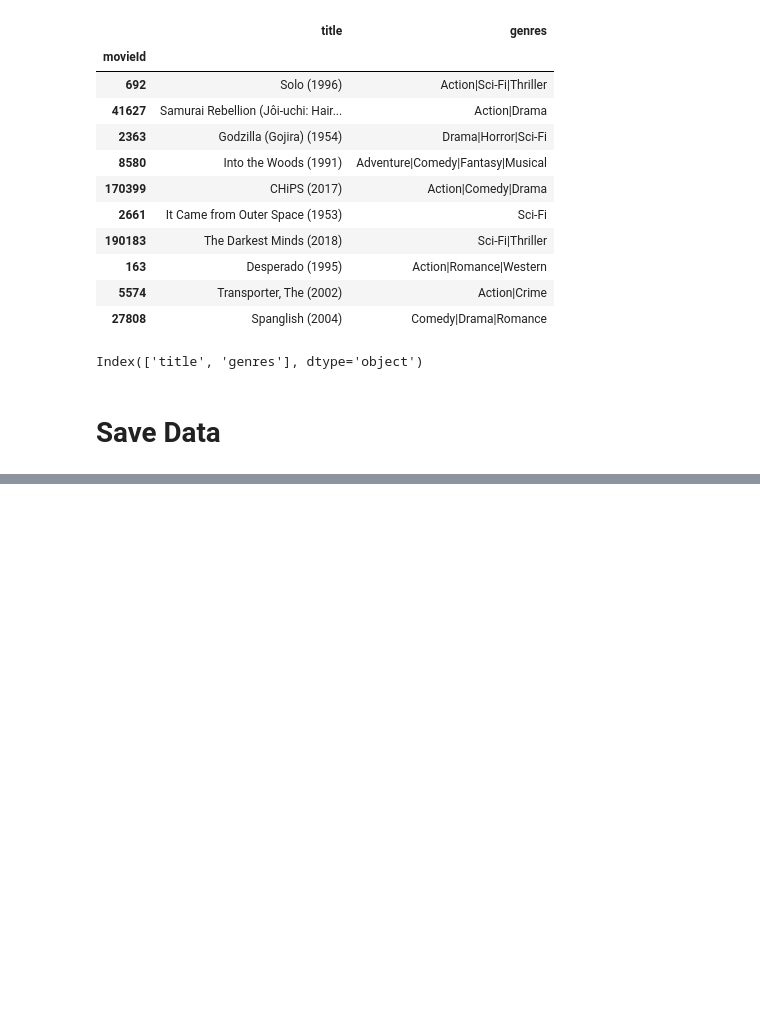
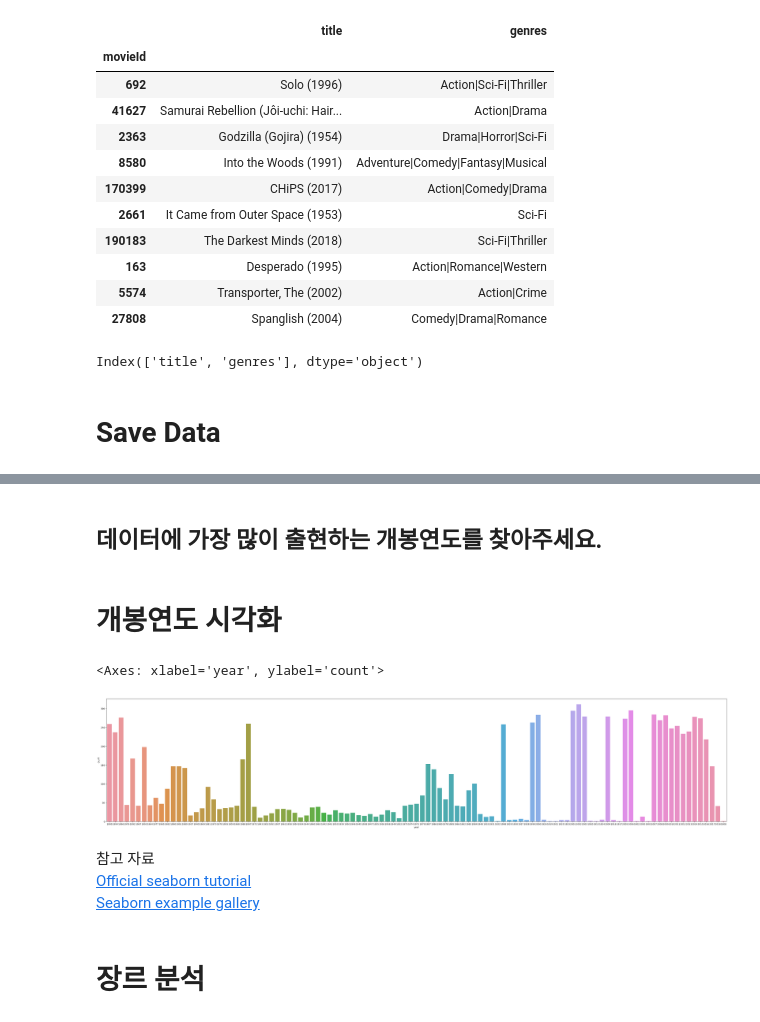
Before and after one commit to hap6v6/ML_study, a Jupyter notebook: 추천 시스템 입문편/1_movies.ipynb, the cells around one changed output, grey strips where cells are left out. Drawn from its saved outputs; the diff is of its cells as text; code cells hidden in the pictures; blank space fills up the shorter version.

```diff
--- a/추천 시스템 입문편/1_movies.ipynb
+++ b/추천 시스템 입문편/1_movies.ipynb
@@ -75,0 +80,5 @@ movies.to_csv('/content/drive/MyDrive/추천 시스템 입문(inflearn)/data/ml-
+# %%
+# 개봉연도 패턴을 정규식으로 찾아내기 -> (1996) 괄호 양쪽으로, 숫자 4자리
+# str.extract('정규식) 정규식으로 패턴 뽑아내기
+movies['year'] = movies['title'].str.extract('(\(\d\d\d\d\))')
+movies
@@ -75,0 +100,4 @@ movies.to_csv('/content/drive/MyDrive/추천 시스템 입문(inflearn)/data/ml-
+# %%
+#괄호 제거
+movies['year'] = movies['year'].str.extract('(\d\d\d\d)')
+movies
@@ -75,0 +158,3 @@ movies.to_csv('/content/drive/MyDrive/추천 시스템 입문(inflearn)/data/ml-
+# %%
+# 결측치를 '2050'으로 채우기
+movies['year'] = movies['year'].fillna('2050')
@@ -75,0 +194,4 @@ movies.to_csv('/content/drive/MyDrive/추천 시스템 입문(inflearn)/data/ml-
+# %% [markdown]
+## 데이터에 가장 많이 출현하는 개봉연도를 찾아주세요.
+# %% [markdown]
+# 개봉연도 시각화
@@ -75,0 +203,14 @@ movies.to_csv('/content/drive/MyDrive/추천 시스템 입문(inflearn)/data/ml-
+# %%
+plt.figure(figsize=(50,10))
+sns.countplot(data=movies, x='year')
+# %% [output]
+<Axes: xlabel='year', ylabel='count'>
+[figure, added]
+# %% [markdown]
+참고 자료
+<br/>
+[Official seaborn tutorial](https://seaborn.pydata.org/tutorial.html)
+<br/>
+[Seaborn example gallery](https://seaborn.pydata.org/examples/index.html)
+# %% [markdown]
+# 장르 분석
```
Also changed, not shown: parts of 27 cells of this notebook.
